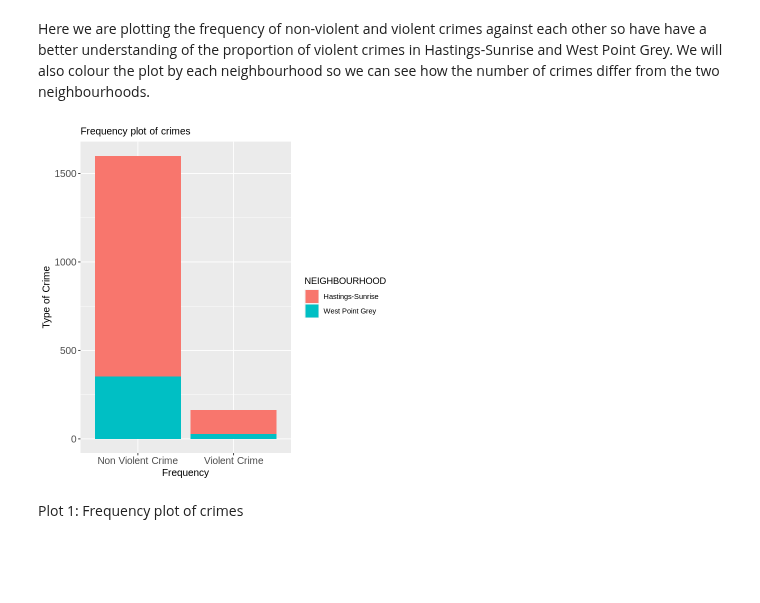
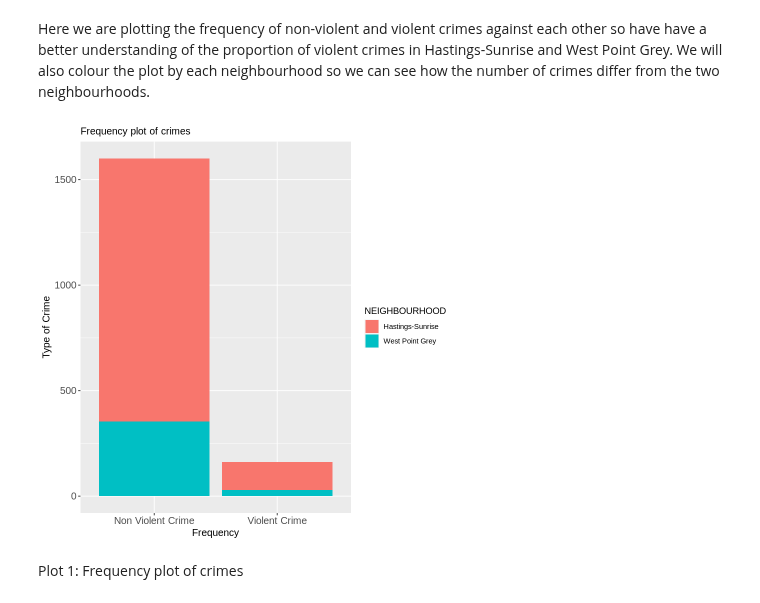
Before and after one commit to Carson-Lu/stat201project-Group27, a Jupyter notebook: proposal.ipynb, the cells around one changed output. Cells and saved outputs as stored; diff of their text form; code cells hidden in the pictures; blank space fills up the shorter version.

Commit message:
plots still broken in github preview

```diff
--- a/proposal.ipynb
+++ b/proposal.ipynb
@@ -153,28 +153,28 @@ Table 2: Cleaned crimes dataset
 Here we are plotting the frequency of non-violent and violent crimes against each other so have have a better understanding of the proportion of violent crimes in Hastings-Sunrise and West Point Grey. We will also colour the plot by each neighbourhood so we can see how the number of crimes differ from the two neighbourhoods.
 # %%
 # Adjusting plot sizes
-options(repr.plot.width=6, repr.plot.height=6)
+# options(repr.plot.width=6, repr.plot.height=6)
 vcrimes_vs_allcrimes <- crimes_cleaned
 
 # Grouping "Homicide" and "Offence Against a Person" as the same type
 vcrimes_vs_allcrimes$TYPE <- replace(vcrimes_vs_allcrimes$TYPE, vcrimes_vs_allcrimes$TYPE == "Homicide", "Violent Crime")
 vcrimes_vs_allcrimes$TYPE <- replace(vcrimes_vs_allcrimes$TYPE, vcrimes_vs_allcrimes$TYPE == "Offence Against a Person", "Violent Crime")
 
 # Grouping all other crimes as "non-violent" crimes
 vcrimes_vs_allcrimes$TYPE <- replace(vcrimes_vs_allcrimes$TYPE, vcrimes_vs_allcrimes$TYPE != "Violent Crime", "Non Violent Crime")
 
 # Plotting to see the difference between violent and non violent crimes
 vcrimes_vs_allcrimes |>
     ggplot(aes(x = TYPE, fill = NEIGHBOURHOOD)) +
     geom_bar() +
     ggtitle("Frequency plot of crimes") +
     xlab("Frequency") +
     ylab("Type of Crime") +
     theme(axis.title = element_text(size = 12),
         axis.text = element_text(size = 12),
         plot.title = element_text(size = 12))
 # %% [output]
-[figure, old version]
+[figure, new version]
 # %% [markdown]
 Plot 1: Frequency plot of crimes
 # %% [markdown]
```
Also changed, not shown: parts of 2 cells of this notebook.
